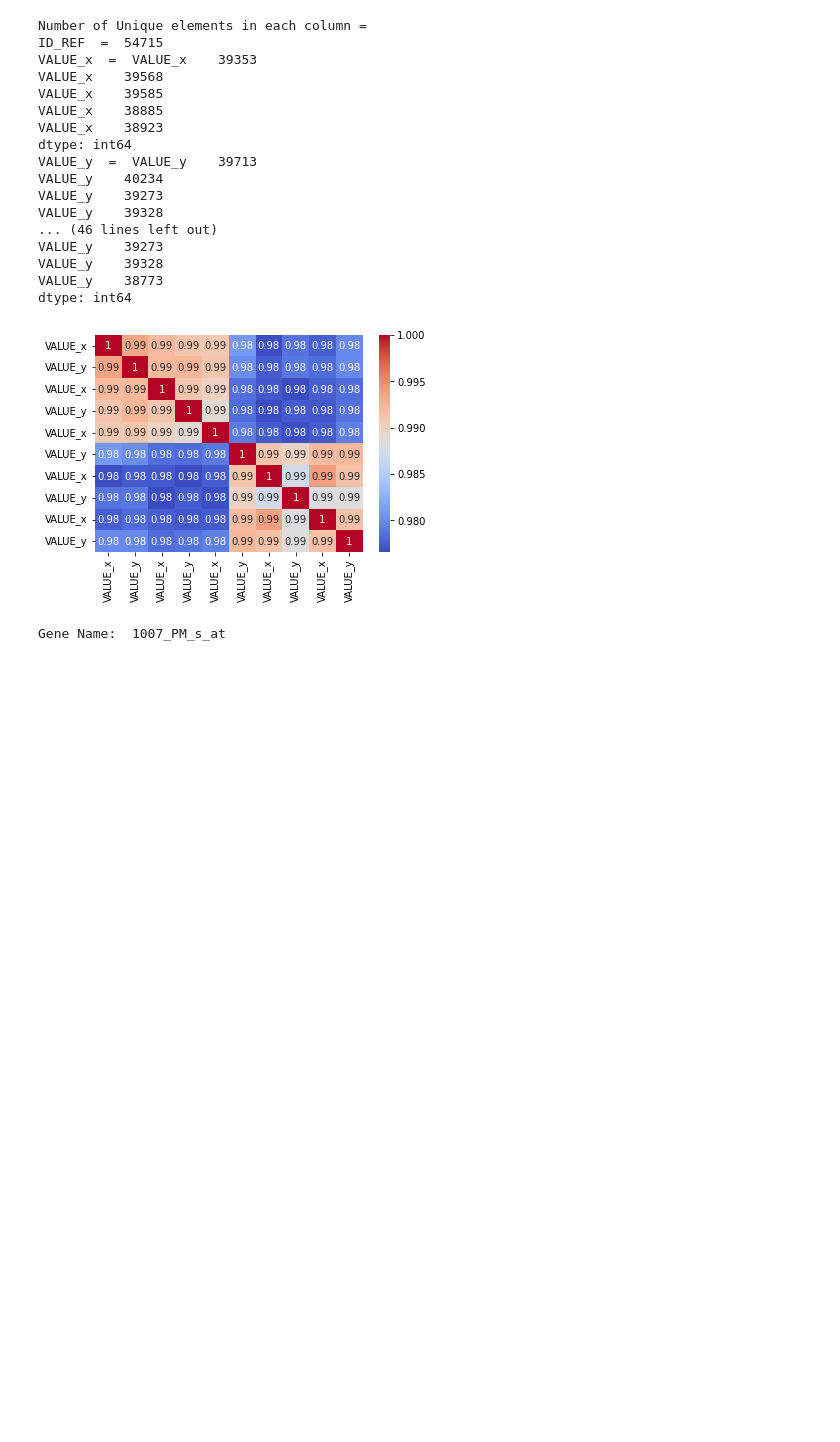
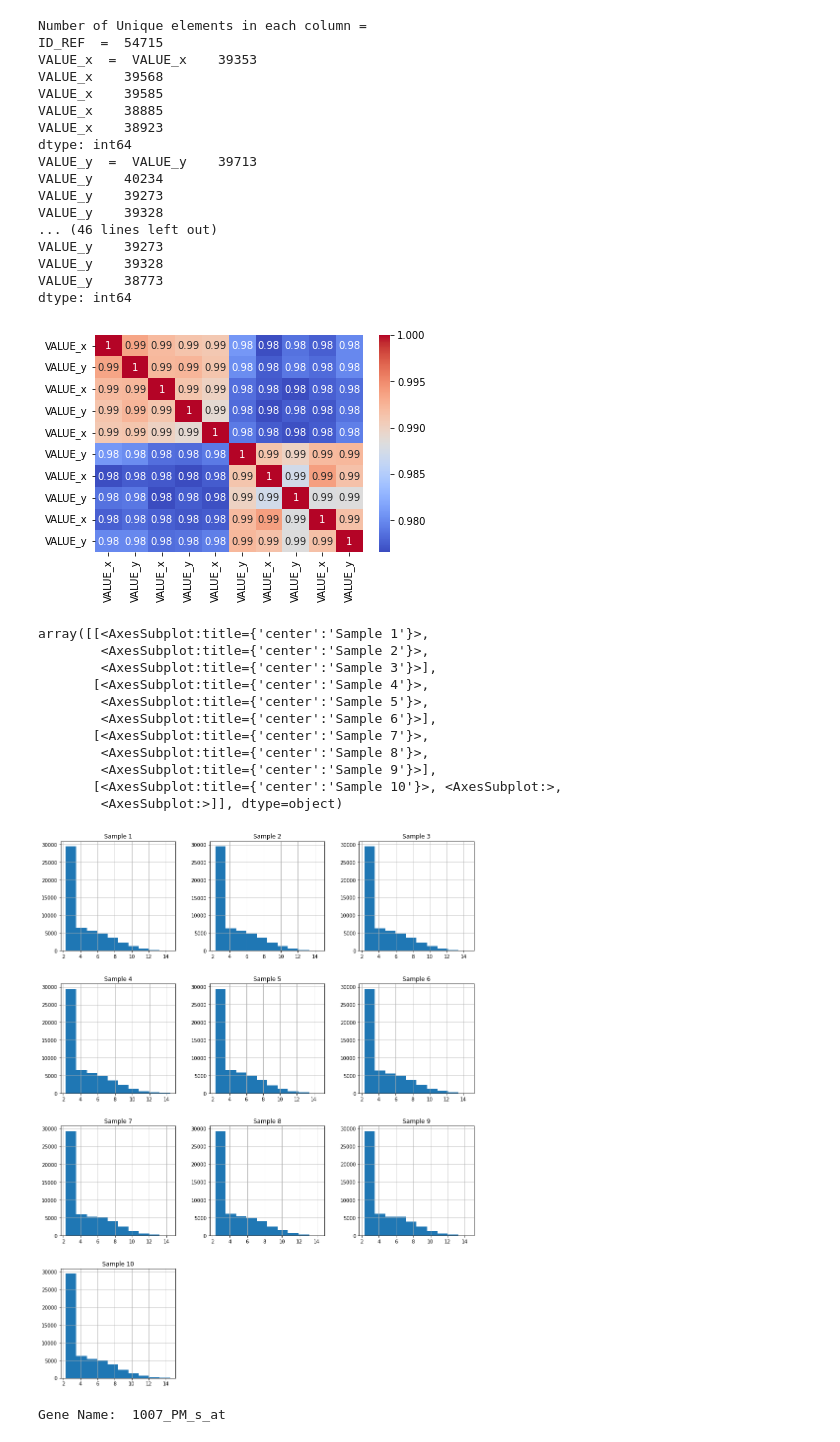
Before and after one commit to Nikunj-Gupta/Gene-Regulatory-Network-inference-in-Autoimmune-Diseases, a Jupyter notebook: eda.ipynb, the cells around one changed output. Cells and saved outputs as stored; diff of their text form; code cells hidden in the pictures; blank space fills up the shorter version.

Commit message:
added distribution plots of samples

```diff
--- a/eda.ipynb
+++ b/eda.ipynb
@@ -189,6 +189,27 @@ plt.show()
 # plt.close()
 # %% [output]
 [figure]
+# %%
+fig = plt.figure(figsize = (15,20))
+ax = fig.gca()
+cols=["Sample "+str(i) for i in range(1, len(list(df.columns)))]
+cols.insert(0, "ID_REF")
+df.columns = cols
+df.head()
+df.hist(ax = ax)
+# %% [output]
+array([[<AxesSubplot:title={'center':'Sample 1'}>,
+        <AxesSubplot:title={'center':'Sample 2'}>,
+        <AxesSubplot:title={'center':'Sample 3'}>],
+       [<AxesSubplot:title={'center':'Sample 4'}>,
+        <AxesSubplot:title={'center':'Sample 5'}>,
+        <AxesSubplot:title={'center':'Sample 6'}>],
+       [<AxesSubplot:title={'center':'Sample 7'}>,
+        <AxesSubplot:title={'center':'Sample 8'}>,
+        <AxesSubplot:title={'center':'Sample 9'}>],
+       [<AxesSubplot:title={'center':'Sample 10'}>, <AxesSubplot:>,
+        <AxesSubplot:>]], dtype=object)
+[figure, added]
 # %%
 for i in df.T.columns:
     print('Gene Name: ', df.T[i]['ID_REF'])
```
Also changed, not shown: parts of 1 cell of this notebook.
